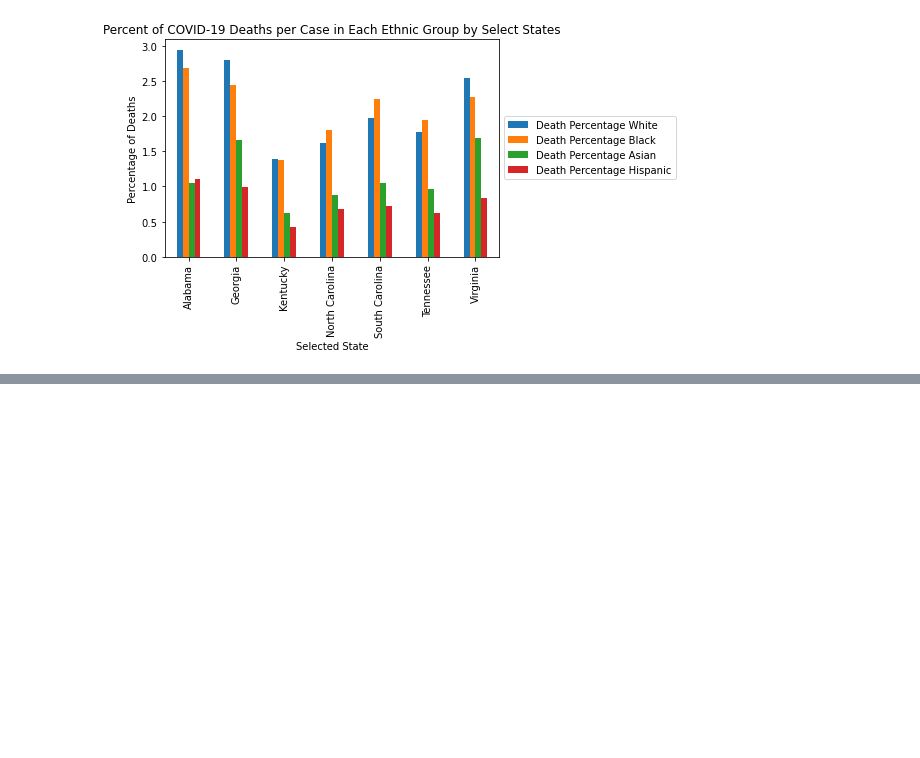
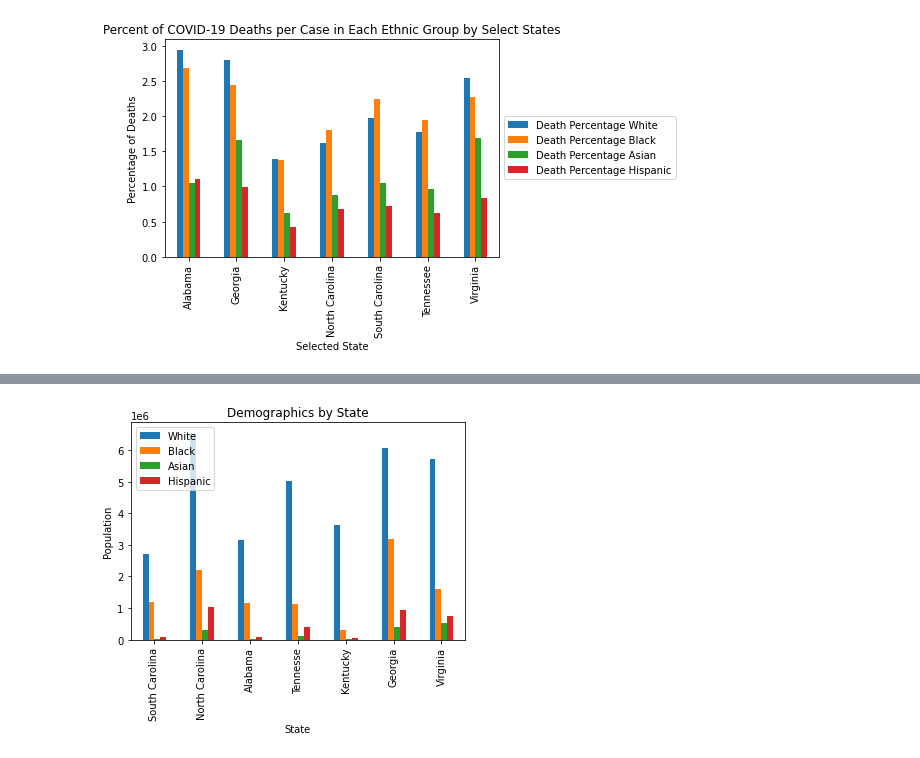
Before and after one commit to burnettaw/CMBKS-Group-5, a Jupyter notebook: covid_analysis_G1-3 - Combined.ipynb, the cells around one changed output, grey strips where cells are left out. Drawn from its saved outputs; the diff is of its cells as text; code cells hidden in the pictures; blank space fills up the shorter version.

```diff
--- a/covid_analysis_G1-3 - Combined.ipynb
+++ b/covid_analysis_G1-3 - Combined.ipynb
@@ -601,0 +620,6 @@ plt.show()
+# %%
+# Read COVID-19 data file per Domographics
+state_demographics = "Resources/StateDem.csv"
+state_demographics_results = pd.read_csv(state_demographics)
+
+state_demographics_results
@@ -601,0 +635,11 @@ plt.show()
+# %%
+state_demographics_results.plot(kind='bar')
+tick_locations = np.arange(len(state_demographics_results))
+plt.xticks(tick_locations,["South Carolina", "North Carolina", "Alabama", "Tennesse", "Kentucky", "Georgia", "Virginia"])
+plt.title("Demographics by State")
+plt.xlabel("State")
+plt.ylabel("Population")
+
+plt.show()
+# %% [output]
+[figure, added]
```
Also changed, not shown: parts of 12 cells of this notebook.
